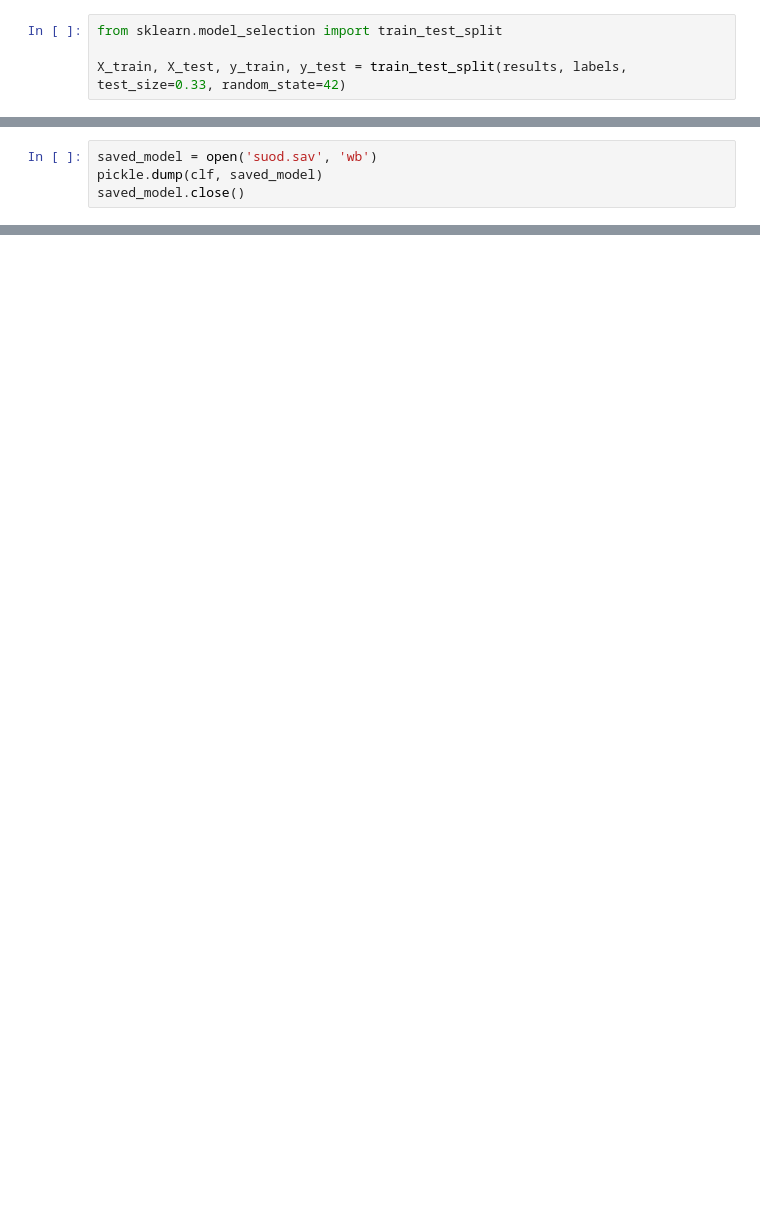
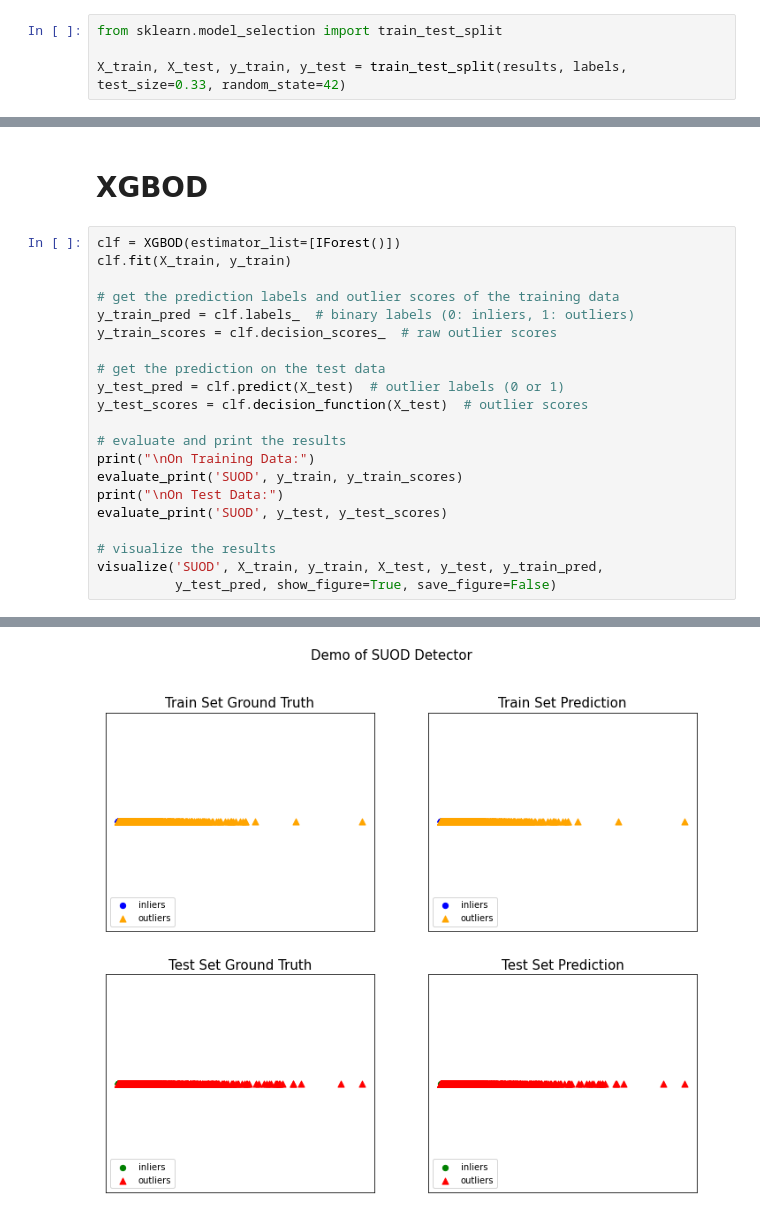
Before and after one commit to ZubairQazi/Anomaly_Detection, a Jupyter notebook: Detection_Testing.ipynb, the cells around one changed output, grey strips where cells are left out. Saved outputs shown, nothing was run; the diff lists cells and outputs as text; blank space fills up the shorter version.

```diff
--- a/Detection_Testing.ipynb
+++ b/Detection_Testing.ipynb
@@ -283,4 +274,24 @@ SUOD ROC:0.6382, precision @ rank n:0.9097
-# %%
-saved_model = open('suod.sav', 'wb')
-pickle.dump(clf, saved_model)
-saved_model.close()
+# %% [markdown]
+# XGBOD
+# %%
+clf = XGBOD(estimator_list=[IForest()])
+clf.fit(X_train, y_train)
+
+# get the prediction labels and outlier scores of the training data
+y_train_pred = clf.labels_  # binary labels (0: inliers, 1: outliers)
+y_train_scores = clf.decision_scores_  # raw outlier scores
+
+# get the prediction on the test data
+y_test_pred = clf.predict(X_test)  # outlier labels (0 or 1)
+y_test_scores = clf.decision_function(X_test)  # outlier scores
+
+# evaluate and print the results
+print("\nOn Training Data:")
+evaluate_print('SUOD', y_train, y_train_scores)
+print("\nOn Test Data:")
+evaluate_print('SUOD', y_test, y_test_scores)
+
+# visualize the results
+visualize('SUOD', X_train, y_train, X_test, y_test, y_train_pred,
+          y_test_pred, show_figure=True, save_figure=False)
+# %% [output]
@@ -286,0 +313 @@ saved_model.close()
+[figure, added]
```
Also changed, not shown: parts of 15 cells of this notebook.
